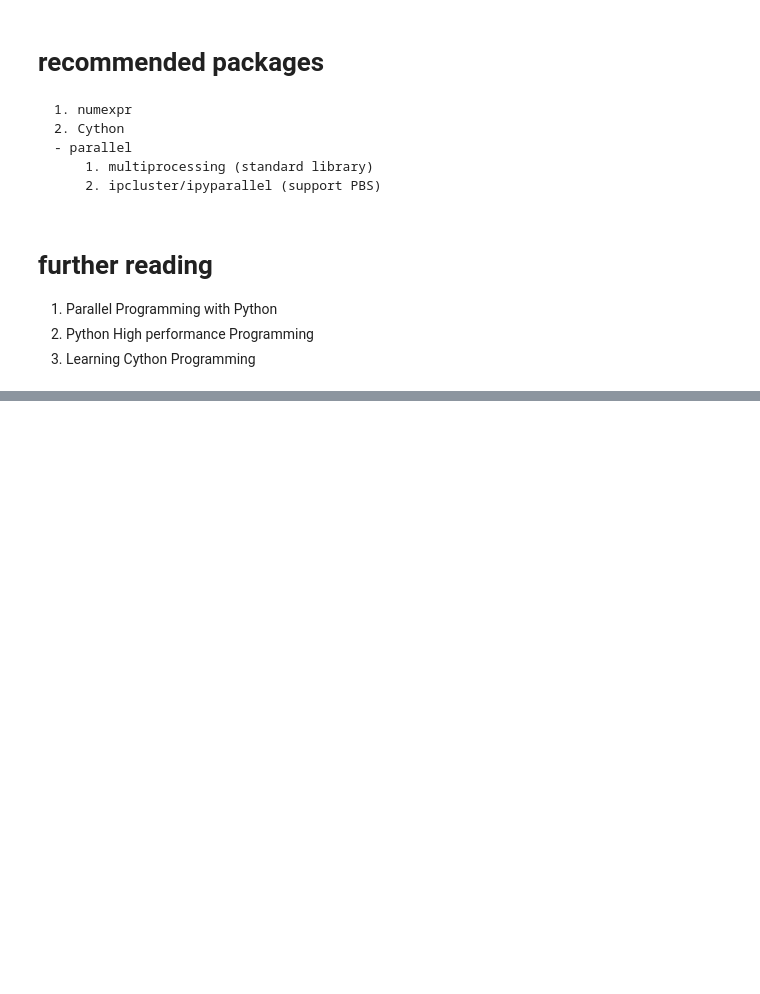
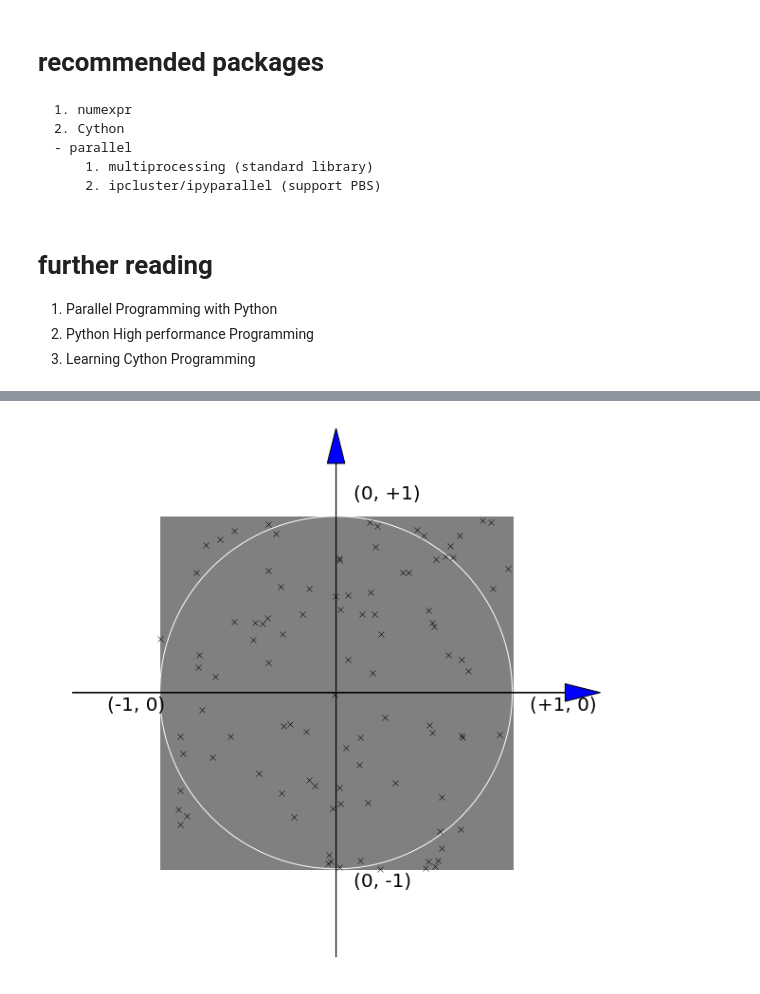
Before and after one commit to hypergravity/cham_hates_python, a Jupyter notebook: cham_teaches_python_07_high_performance_computing.ipynb, the cells around one changed output, grey strips where cells are left out. Drawn from its saved outputs; the diff is of its cells as text; code cells hidden in the pictures; blank space fills up the shorter version.

```diff
--- a/cham_teaches_python_07_high_performance_computing.ipynb
+++ b/cham_teaches_python_07_high_performance_computing.ipynb
@@ -49,0 +61,23 @@ These lectures are organized as below:
+# %%
+# with plt.xkcd():
+fig = plt.figure(figsize=(10, 10))
+ax = plt.axes(frameon=False)
+plt.xlim(-1.5,1.5)
+plt.ylim(-1.5,1.5)
+circle = plt.Circle((0.,0.), 1., color='w', fill=False)
+rect = plt.Rectangle((-1,-1), 2, 2, color='gray')
+plt.gca().add_artist(rect)
+plt.gca().add_artist(circle)
+plt.arrow(-2., 0., 3.3, 0., head_width=0.1, head_length=0.2)
+plt.arrow(0., -2., 0., 3.3, head_width=0.1, head_length=0.2)
+randx = np.random.uniform(-1, 1, (100,))
+randy = np.random.uniform(-1, 1, (100,))
+plot(randx, randy, 'kx')
+plt.gca().axis('off')
+
+plt.text(-1.3, -0.1, '(-1, 0)', fontsize=20)
+plt.text( 1.1, -0.1, '(+1, 0)', fontsize=20)
+plt.text( 0.1,  1.1, '(0, +1)', fontsize=20)
+plt.text( 0.1, -1.1, '(0, -1)', fontsize=20);
+# %% [output]
+[figure, added]
```
Also changed, not shown: parts of 52 cells of this notebook.
